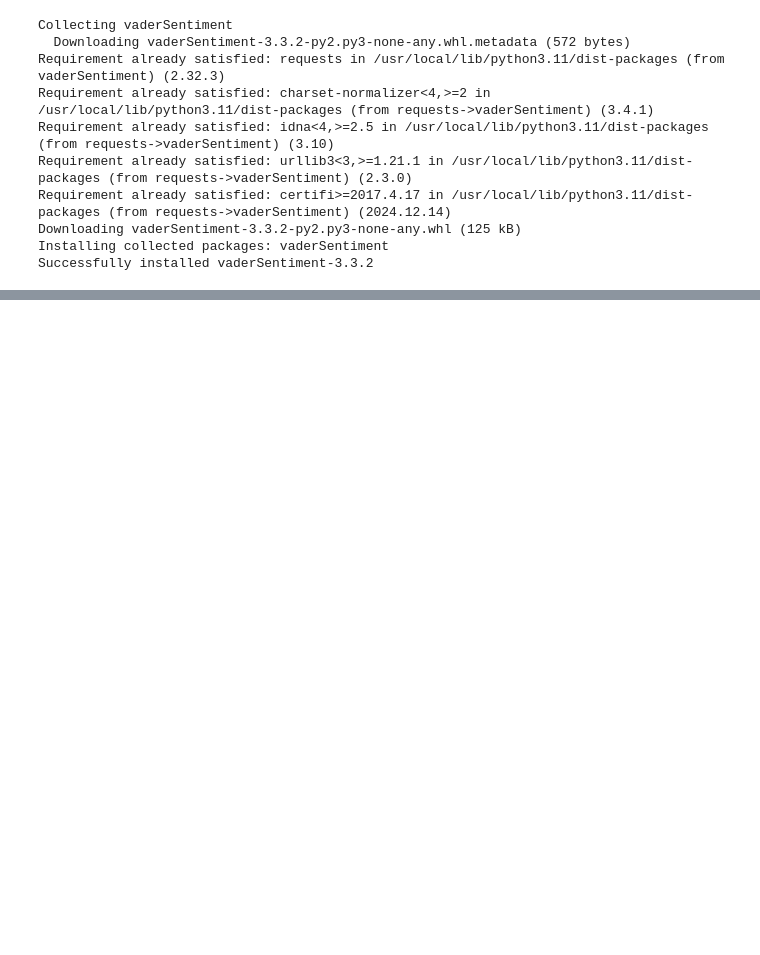
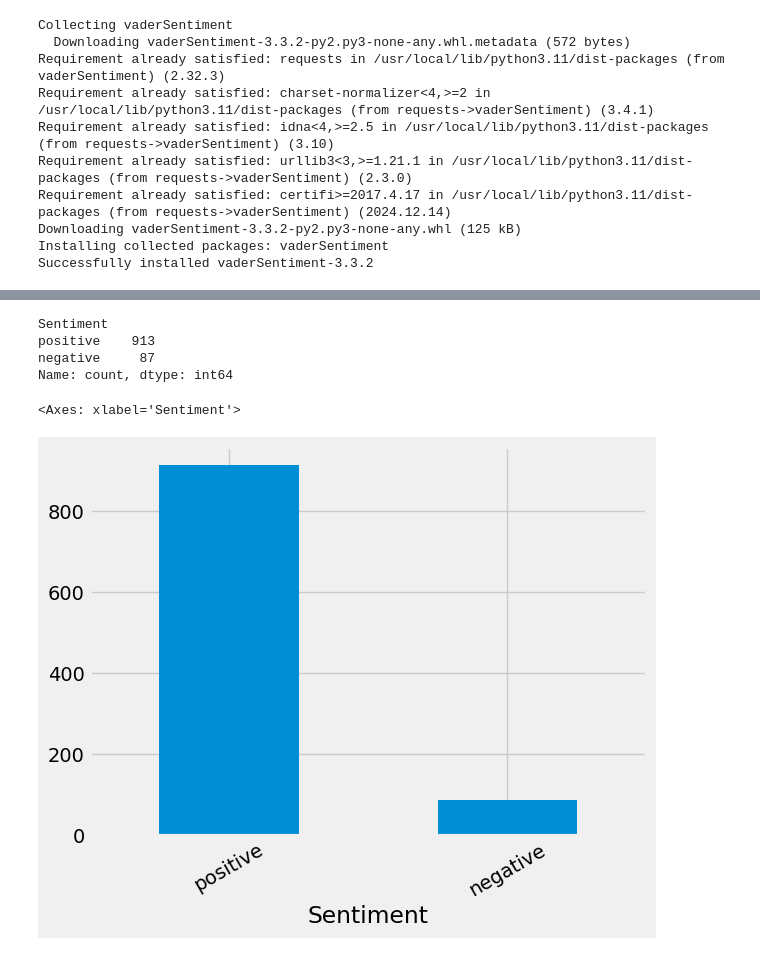
Before and after one commit to srujith7/AD-075, a Jupyter notebook: NER.ipynb, the cells around one changed output, grey strips where cells are left out. Cells and saved outputs as stored; diff of their text form; code cells hidden in the pictures; blank space fills up the shorter version.

```diff
--- a/NER.ipynb
+++ b/NER.ipynb
@@ -237,0 +234,4 @@ df_sent.head()
+# %%
+import pandas as pd
+df_c = pd.concat([df, df_sent], axis=1)
+df_c.head()
@@ -237,0 +245,4 @@ df_sent.head()
+# %%
+import numpy as np
+df_c['Sentiment'] = np.where(df_c['compound'] >= 0, 'positive', 'negative')
+df_c.head(3)
@@ -237,0 +254,11 @@ df_sent.head()
+# %%
+result = df_c['Sentiment'].value_counts()
+print(result)
+result.plot(kind = 'bar', rot = 30)
+# %% [output]
+Sentiment
+positive    913
+negative     87
+Name: count, dtype: int64
+<Axes: xlabel='Sentiment'>
+[figure, added]
```
Also changed, not shown: parts of 20 cells of this notebook.
